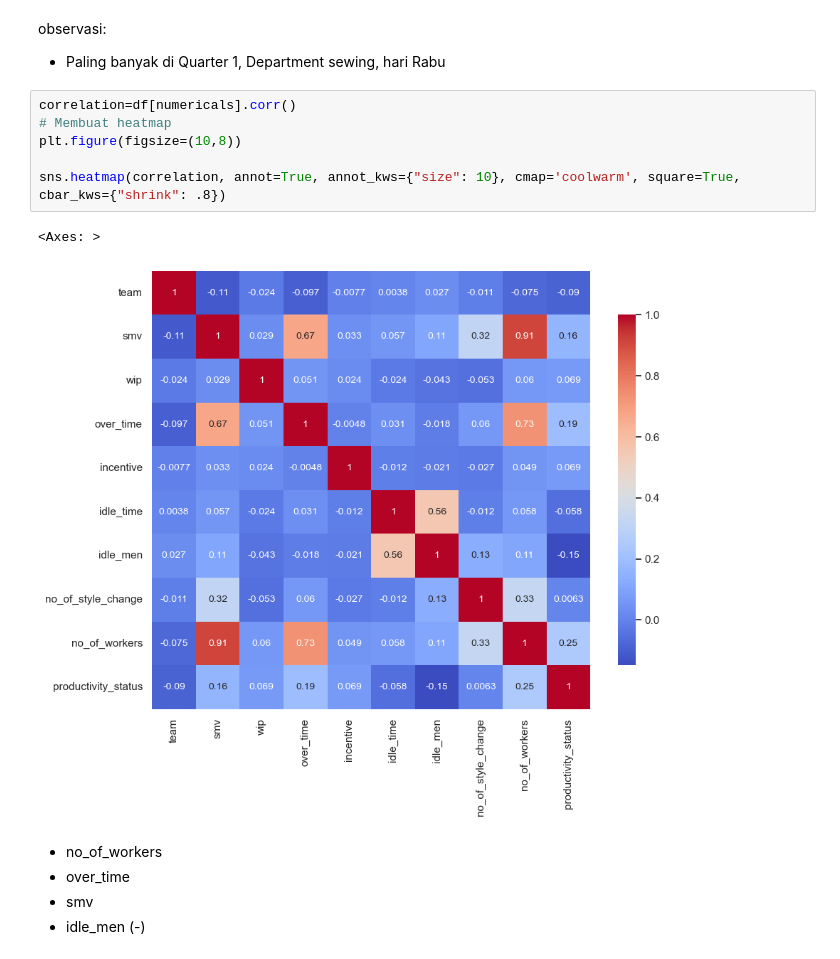
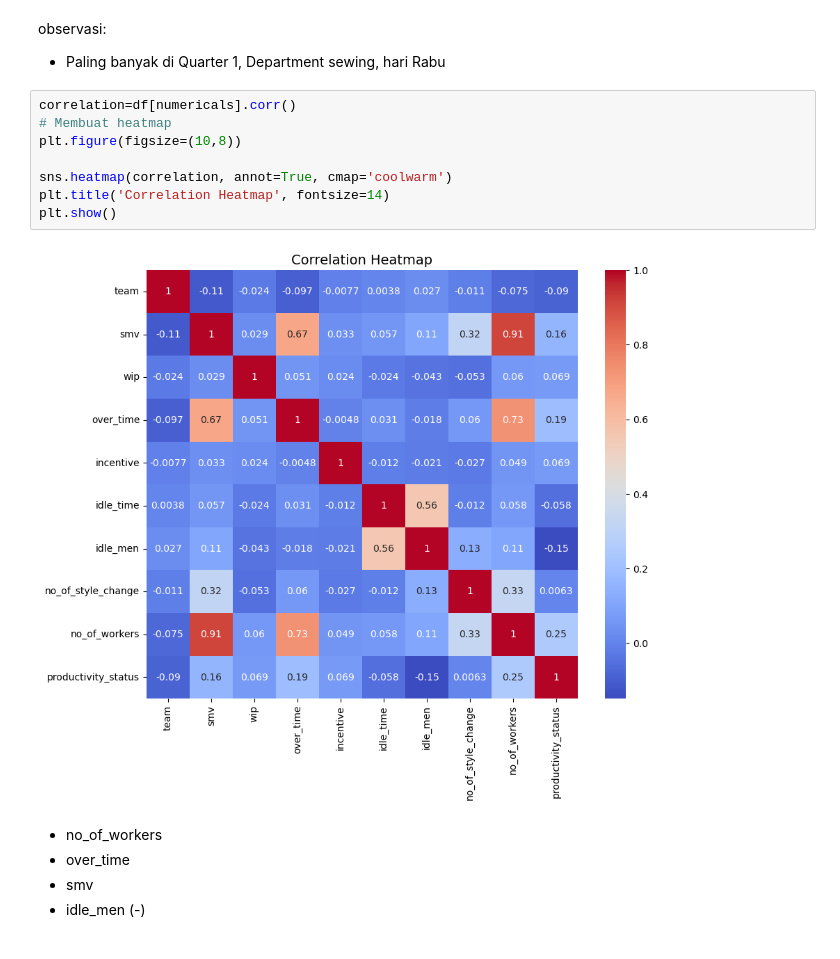
Before and after one commit to tiyasanin1/garment-productivity-analysis, a Jupyter notebook: notebook/code.ipynb, the cells around one changed output. Cells and saved outputs as stored; diff of their text form.

```diff
--- a/notebook/code.ipynb
+++ b/notebook/code.ipynb
@@ -134,12 +144,13 @@ observasi:
 # %%
 correlation=df[numericals].corr()
 # Membuat heatmap
 plt.figure(figsize=(10,8))
 
-sns.heatmap(correlation, annot=True, annot_kws={"size": 10}, cmap='coolwarm', square=True, cbar_kws={"shrink": .8})
+sns.heatmap(correlation, annot=True, cmap='coolwarm')
+plt.title('Correlation Heatmap', fontsize=14)
+plt.show()
 # %% [output]
-<Axes: >
-[figure, old version]
+[figure, new version]
 # %% [markdown]
 - no_of_workers
 - over_time
```
Also changed, not shown: parts of 51 cells of this notebook.
